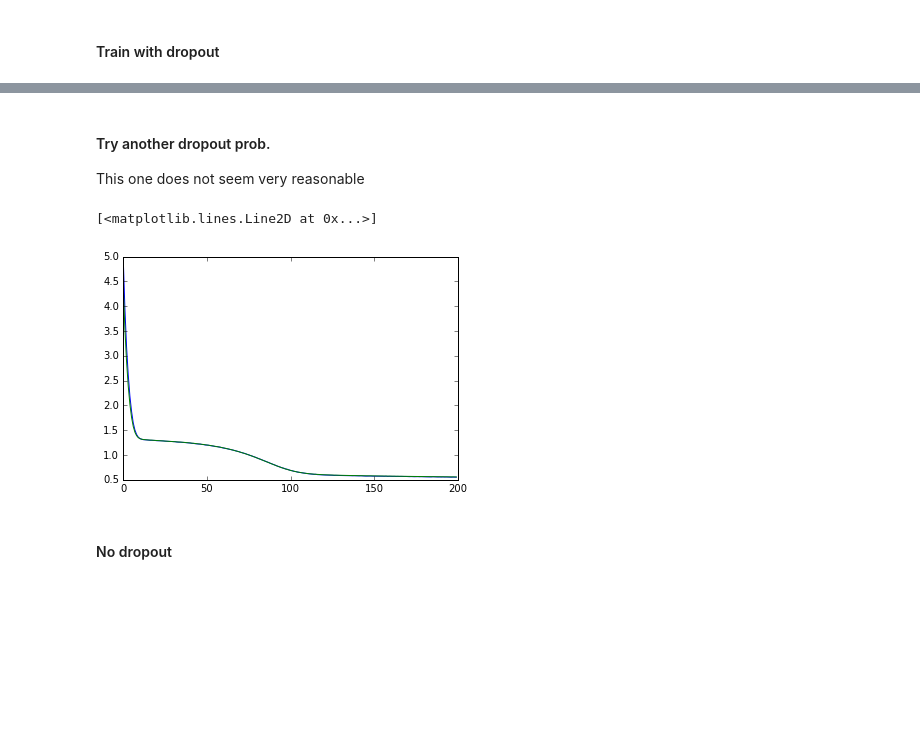
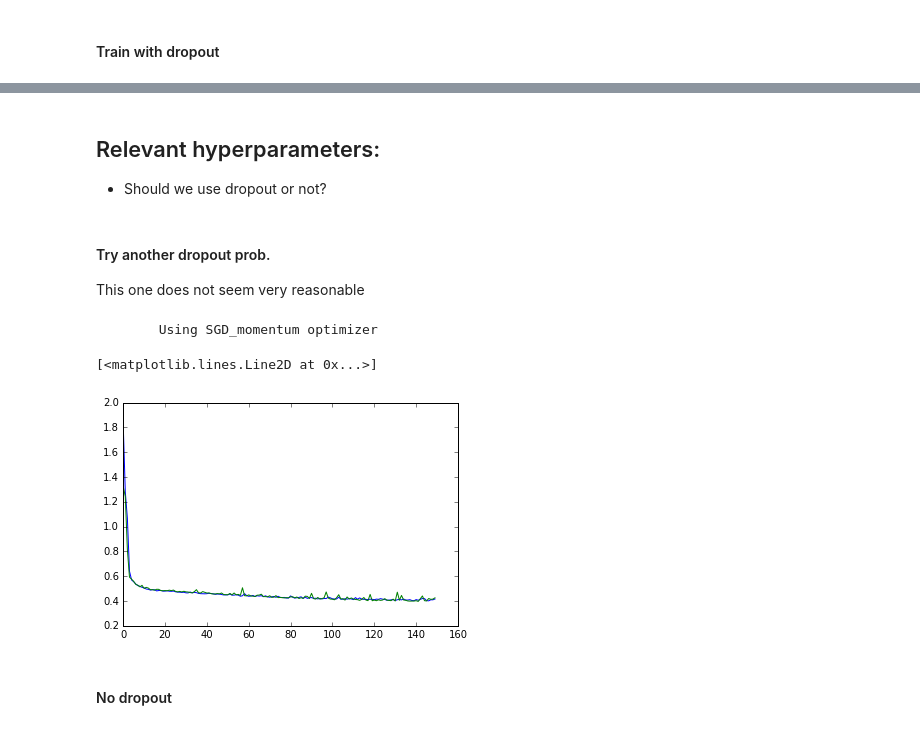
Before and after one commit to davidbp/connectionist, a Jupyter notebook: MLPRegression/mlp_regression_theano_example.ipynb, the cells around one changed output, grey strips where cells are left out. Cells and saved outputs as stored; diff of their text form; code cells hidden in the pictures; blank space fills up the shorter version.

Commit message:
momentum and RMSprop added

```diff
--- a/MLPRegression/mlp_regression_theano_example.ipynb
+++ b/MLPRegression/mlp_regression_theano_example.ipynb
@@ -80,0 +115,19 @@ plt.plot(model.loss_curve_validation_)
+# %%
+n_features = len(features)
+dims = [n_features, 400, 400, 1]
+activations = ["relu", "relu", "identity"]
+
+model_RMSprop = mlp_regression.MLPRegression(dims,
+                                     activations=activations,
+                                     learning_rate=0.01,
+                                     seed=1234,
+                                     max_iter=200,
+                                     batch_size=200,
+                                     dropout_prob = 0.005,
+                                     loss='mean_squared_error',
+                                     optimizer='RMSprop',
+                                     momentum=0.9,
+                                     random_state=1234)
+
+model_RMSprop.fit(X_train, y_train,
+          X_val=X_test, y_val=y_test, n_epochs=n_epochs)
@@ -80,0 +141,19 @@ plt.plot(model.loss_curve_validation_)
+# %%
+n_features = len(features)
+dims = [n_features, 400, 400, 1]
+activations = ["relu", "relu", "identity"]
+
+model_SGDnesterov = mlp_regression.MLPRegression(dims,
+                                     activations=activations,
+                                     learning_rate=0.01,
+                                     seed=1234,
+                                     max_iter=200,
+                                     batch_size=200,
+                                     dropout_prob = 0.005,
+                                     loss='mean_squared_error',
+                                     optimizer='SGD_nesterov',
+                                     momentum=0.9,
+                                     random_state=1234)
+
+model_SGDnesterov.fit(X_train, y_train,
+          X_val=X_test, y_val=y_test, n_epochs=n_epochs)
@@ -81,3 +189,7 @@ plt.plot(model.loss_curve_validation_)
+# %% [markdown]
+## Relevant hyperparameters:
+
+- Should we use dropout or not?
 # %% [markdown]
 #### Try another dropout prob.
 
@@ -85,23 +197,25 @@ This one does not seem very reasonable
 # %%
 n_features = len(features)
 dims = [n_features, 400, 400, 1]
 activations = ["relu", "relu", "identity"]
 
 model = mlp_regression.MLPRegression(dims,
                                      activations=activations,
-                                     learning_rate=0.001,
-                                     dropout_prob=0.01,
+                                     learning_rate=0.005,
+                                     dropout_prob=0.005,
                                      loss='mean_squared_error',
                                      batch_size=200,
                                      seed=1234)
 
-model.fit(X_train, y_train, X_val=X_test, y_val=y_test, n_epochs = 200)
+model.fit(X_train, y_train, X_val=X_test,
+          y_val=y_test, n_epochs = n_epochs)
 
 plt.plot(model.loss_curve_)
 plt.plot(model.loss_curve_validation_)
 # %% [output]
-[<matplotlib.lines.Line2D at 0x...>]
+        Using SGD_momentum optimizer
+[<matplotlib.lines.Line2D at 0x...>]
-[figure, old version]
+[figure, new version]
 # %% [markdown]
 #### No dropout
 # %%
```
Also changed, not shown: parts of 44 cells of this notebook, 1 other file.
